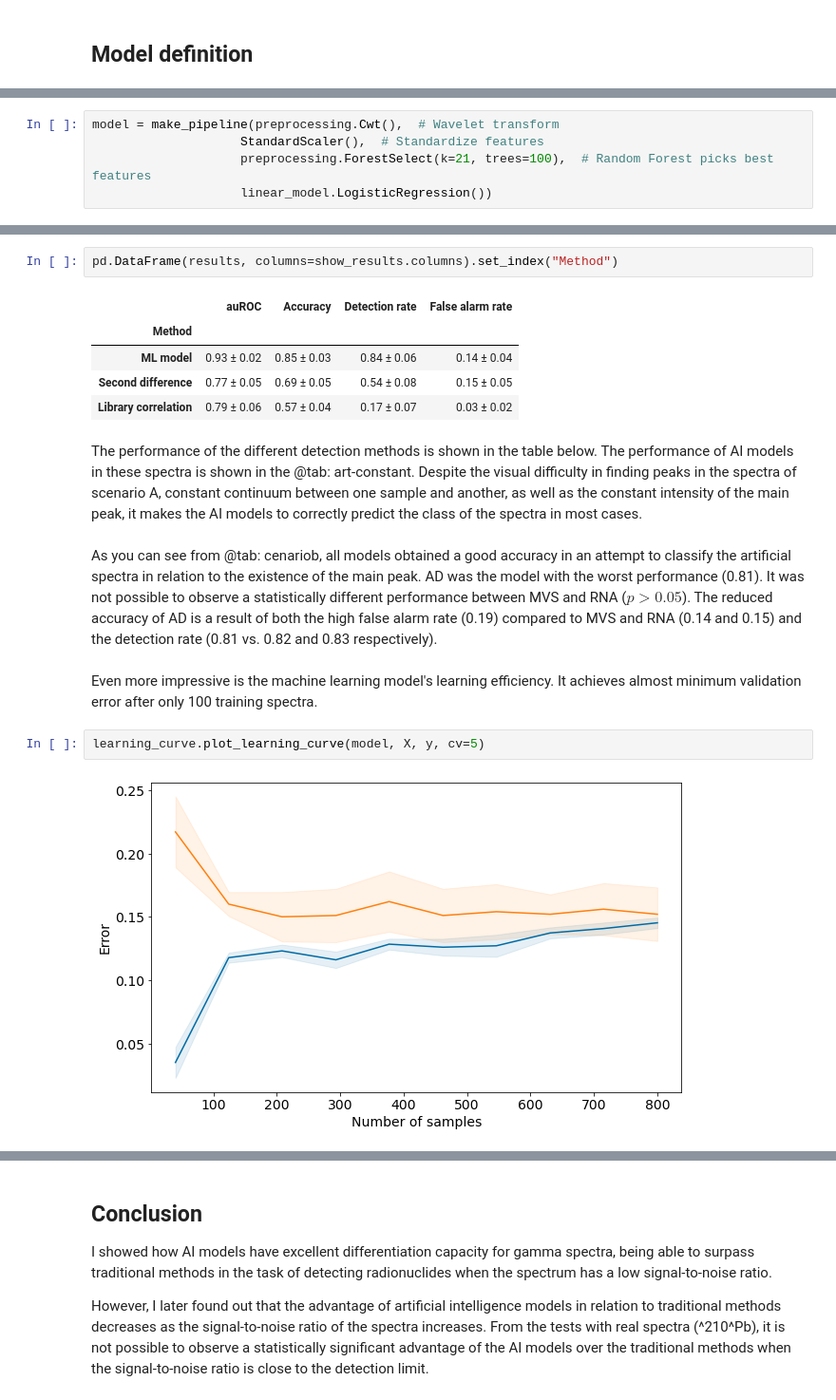
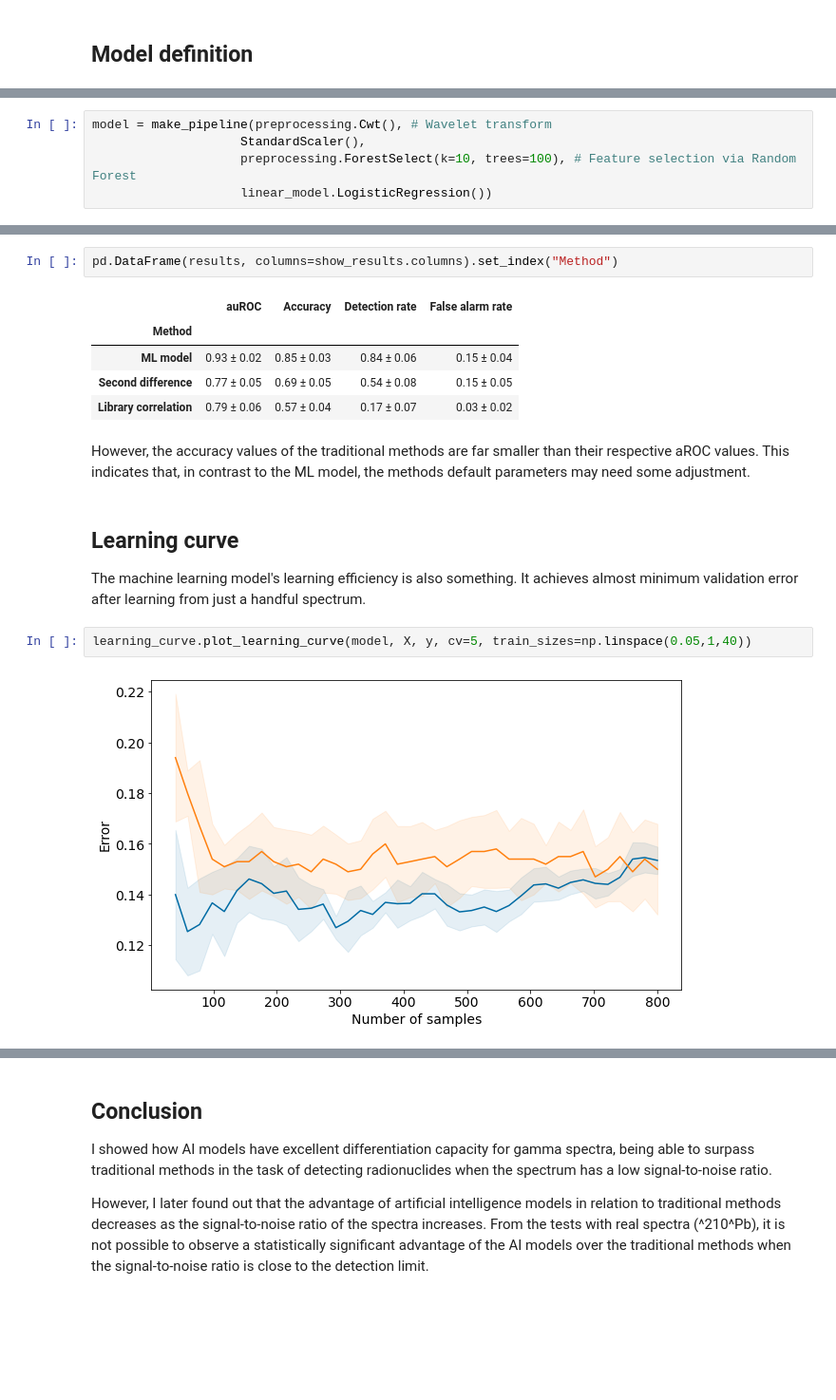
Before and after one commit to brunoarine/ML-peak-detection, a Jupyter notebook: notebooks/03-classification.ipynb, the cells around one changed output, grey strips where cells are left out. Shown: that part at 95% size. Drawn from its saved outputs; the diff is of its cells as text; blank space fills up the shorter version.

```diff
--- a/notebooks/03-classification.ipynb
+++ b/notebooks/03-classification.ipynb
@@ -29,5 +31,5 @@ X, y, d = pickle.load(gzip.open('../data/artificial.pickle', 'rb'), encoding='la
 # %%
-model = make_pipeline(preprocessing.Cwt(),  # Wavelet transform
-                    StandardScaler(),  # Standardize features
-                    preprocessing.ForestSelect(k=21, trees=100),  # Random Forest picks best features
+model = make_pipeline(preprocessing.Cwt(), # Wavelet transform
+                    StandardScaler(),
+                    preprocessing.ForestSelect(k=10, trees=100), # Feature selection via Random Forest
                     linear_model.LogisticRegression())
@@ -63,17 +71,17 @@ pd.DataFrame(results, columns=show_results.columns).set_index("Method")
 # %% [output]
 |  | auROC | Accuracy | Detection rate | False alarm rate |
 | Method |  |  |  |  |
-| ML model | 0.93 ± 0.02 | 0.85 ± 0.03 | 0.84 ± 0.06 | 0.14 ± 0.04 |
+| ML model | 0.93 ± 0.02 | 0.85 ± 0.03 | 0.84 ± 0.06 | 0.15 ± 0.04 |
 | Second difference | 0.77 ± 0.05 | 0.69 ± 0.05 | 0.54 ± 0.08 | 0.15 ± 0.05 |
 | Library correlation | 0.79 ± 0.06 | 0.57 ± 0.04 | 0.17 ± 0.07 | 0.03 ± 0.02 |
-# %% [markdown]
-The performance of the different detection methods is shown in the table below. The performance of AI models in these spectra is shown in the @tab: art-constant. Despite the visual difficulty in finding peaks in the spectra of scenario A, constant continuum between one sample and another, as well as the constant intensity of the main peak, it makes the AI models to correctly predict the class of the spectra in most cases.
-# %% [markdown]
-As you can see from @tab: cenariob, all models obtained a good accuracy in an attempt to classify the artificial spectra in relation to the existence of the main peak. AD was the model with the worst performance (0.81). It was not possible to observe a statistically different performance between MVS and RNA ($ p> 0.05 $). The reduced accuracy of AD is a result of both the high false alarm rate (0.19) compared to MVS and RNA (0.14 and 0.15) and the detection rate (0.81 vs. 0.82 and 0.83 respectively).
+# %% [markdown]
+However, the accuracy values of the traditional methods are far smaller than their respective aROC values. This indicates that, in contrast to the ML model, the methods default parameters may need some adjustment.
 # %% [markdown]
-Even more impressive is the machine learning model's learning efficiency. It achieves almost minimum validation error after only 100 training spectra.
+## Learning curve
+
+The machine learning model's learning efficiency is also something. It achieves almost minimum validation error after learning from just a handful spectrum.
 # %%
-learning_curve.plot_learning_curve(model, X, y, cv=5)
+learning_curve.plot_learning_curve(model, X, y, cv=5, train_sizes=np.linspace(0.05,1,40))
 # %% [output]
-[figure, old version]
+[figure, new version]
 # %% [markdown]
```
Also changed, not shown: parts of 7 cells of this notebook, 4 other files.
